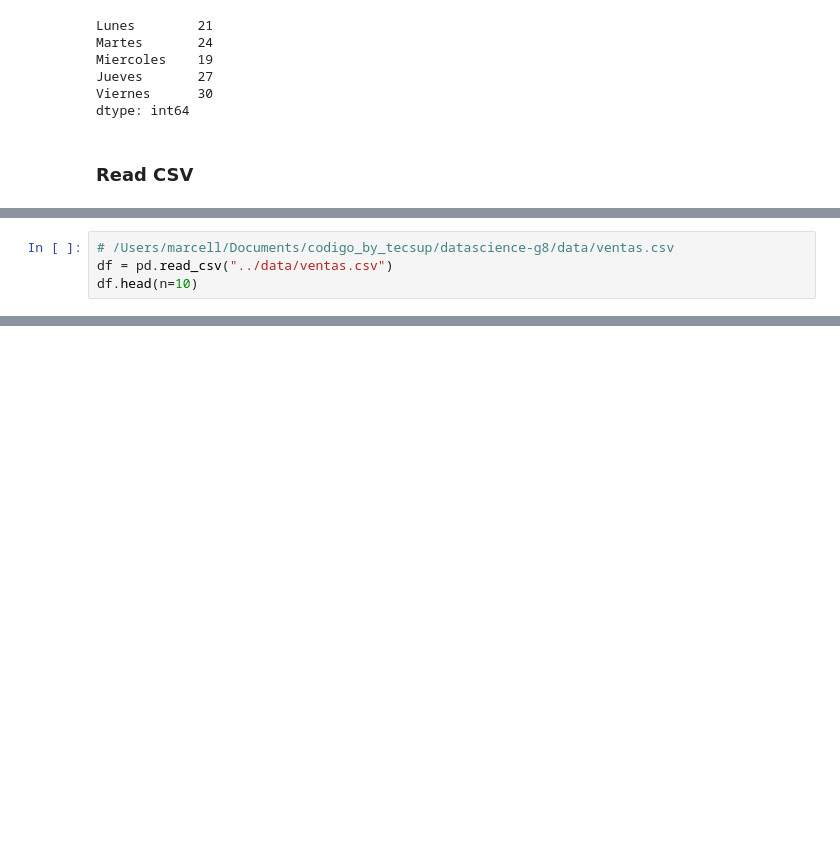
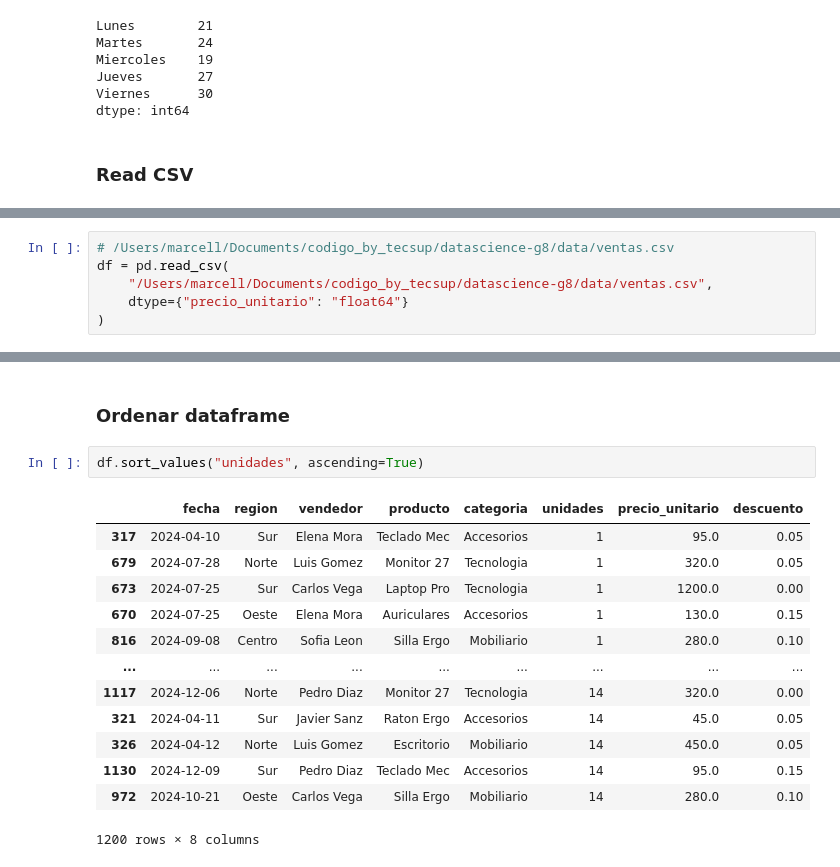
Before and after one commit to marcell-llerena/datascience-g8, a Jupyter notebook: notebooks/20260810_15_pandas.ipynb, the cells around one changed output, grey strips where cells are left out. Cells and saved outputs as stored; diff of their text form; blank space fills up the shorter version.

```diff
--- a/notebooks/20260810_15_pandas.ipynb
+++ b/notebooks/20260810_15_pandas.ipynb
@@ -216,6 +235,8 @@ dtype: int64
 # %%
 # /Users/marcell/Documents/codigo_by_tecsup/datascience-g8/data/ventas.csv
-df = pd.read_csv("../data/ventas.csv")
-df.head(n=10)
+df = pd.read_csv(
+    "/Users/marcell/Documents/codigo_by_tecsup/datascience-g8/data/ventas.csv",
+    dtype={"precio_unitario": "float64"}
+)
 # %% [output]
 |  | fecha | region | vendedor | producto | categoria | unidades | precio_unitario | descuento |
@@ -235,0 +472,18 @@ df.shape
+# %% [markdown]
+### Ordenar dataframe
+# %%
+df.sort_values("unidades", ascending=True)
+# %% [output]
+|  | fecha | region | vendedor | producto | categoria | unidades | precio_unitario | descuento |
+| 317 | 2024-04-10 | Sur | Elena Mora | Teclado Mec | Accesorios | 1 | 95.0 | 0.05 |
+| 679 | 2024-07-28 | Norte | Luis Gomez | Monitor 27 | Tecnologia | 1 | 320.0 | 0.05 |
+| 673 | 2024-07-25 | Sur | Carlos Vega | Laptop Pro | Tecnologia | 1 | 1200.0 | 0.00 |
+| 670 | 2024-07-25 | Oeste | Elena Mora | Auriculares | Accesorios | 1 | 130.0 | 0.15 |
+| 816 | 2024-09-08 | Centro | Sofia Leon | Silla Ergo | Mobiliario | 1 | 280.0 | 0.10 |
+| ... | ... | ... | ... | ... | ... | ... | ... | ... |
+| 1117 | 2024-12-06 | Norte | Pedro Diaz | Monitor 27 | Tecnologia | 14 | 320.0 | 0.00 |
+| 321 | 2024-04-11 | Sur | Javier Sanz | Raton Ergo | Accesorios | 14 | 45.0 | 0.05 |
+| 326 | 2024-04-12 | Norte | Luis Gomez | Escritorio | Mobiliario | 14 | 450.0 | 0.05 |
+| 1130 | 2024-12-09 | Sur | Pedro Diaz | Teclado Mec | Accesorios | 14 | 95.0 | 0.15 |
+| 972 | 2024-10-21 | Oeste | Carlos Vega | Silla Ergo | Mobiliario | 14 | 280.0 | 0.10 |
+1200 rows × 8 columns
```
Also changed, not shown: parts of 32 cells of this notebook, 4 other files.
